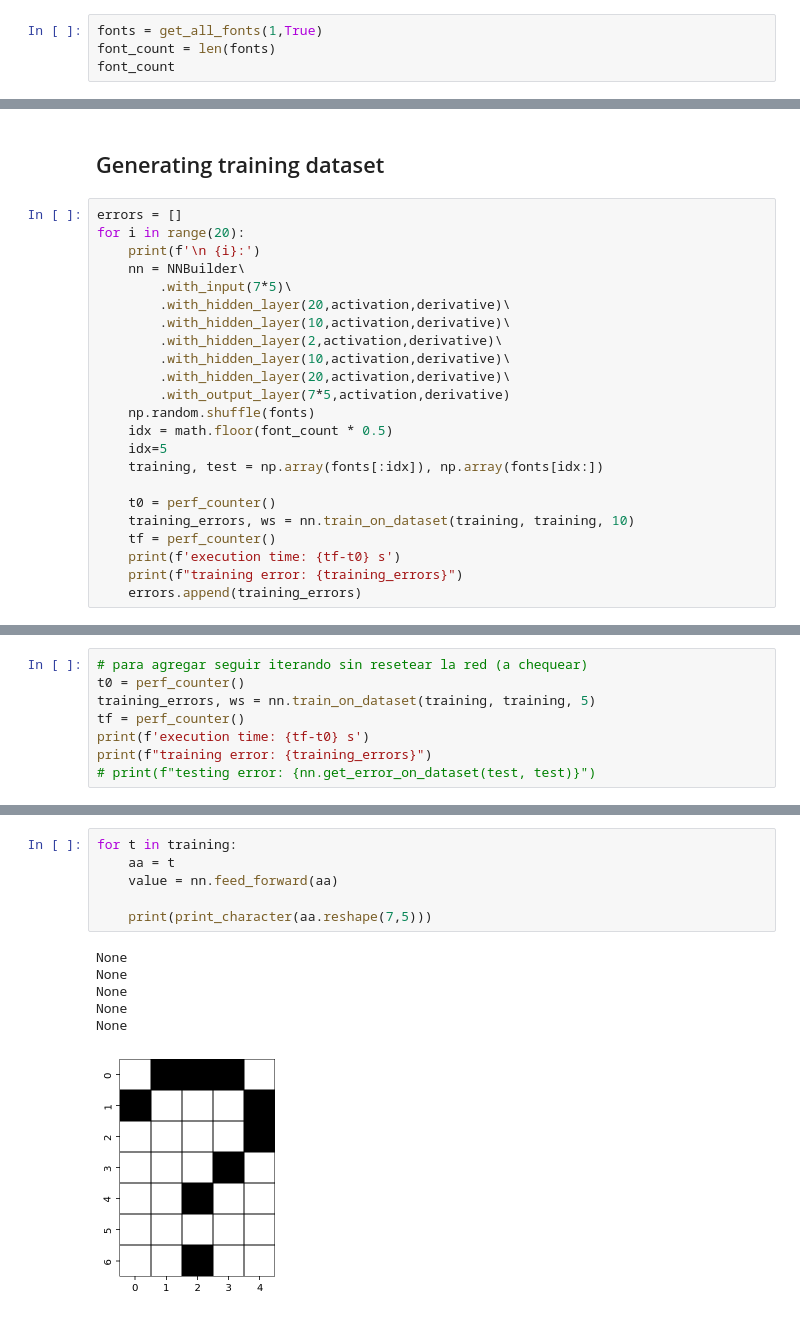
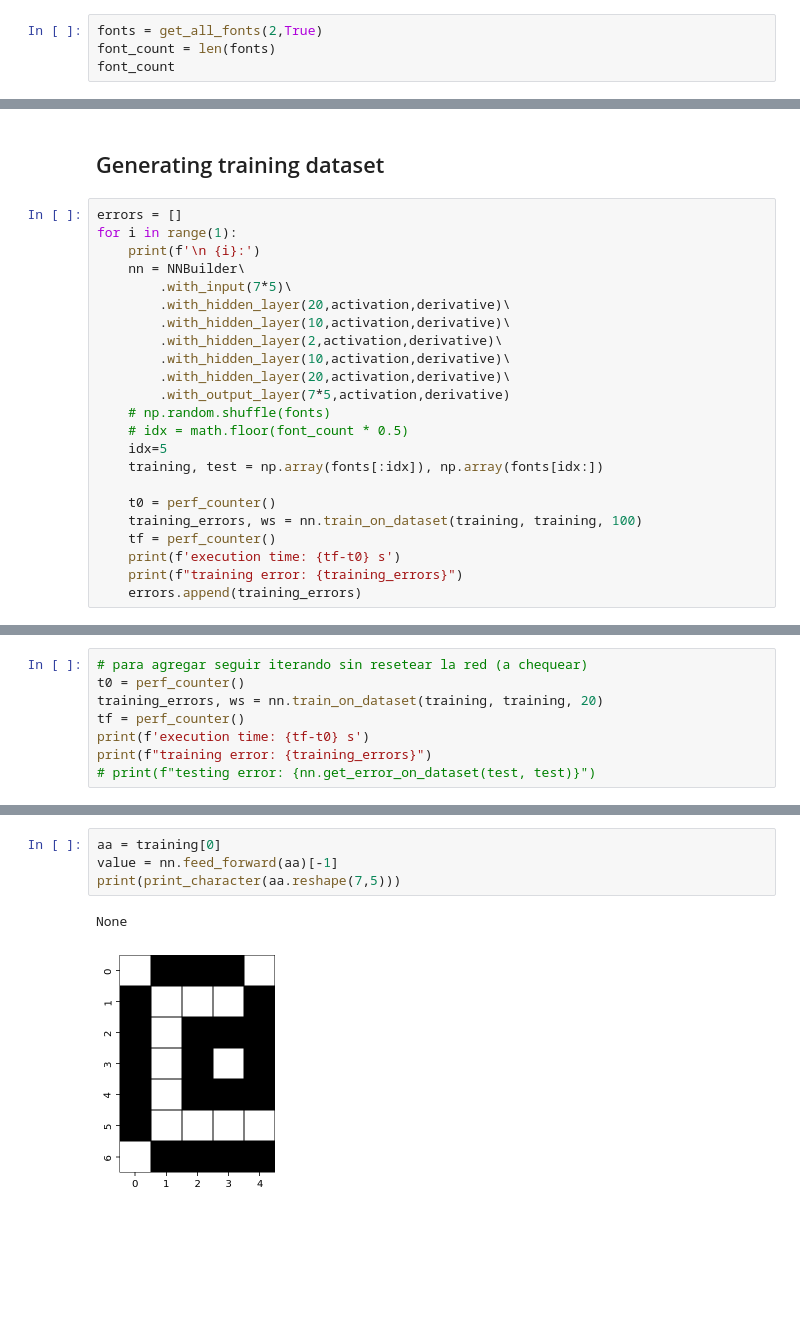
Before and after one commit to rcatalan98/sia-tp, a Jupyter notebook: tp-5/autoencoders.ipynb, the cells around one changed output, grey strips where cells are left out. Cells and saved outputs as stored; diff of their text form; blank space fills up the shorter version.

```diff
--- a/tp-5/autoencoders.ipynb
+++ b/tp-5/autoencoders.ipynb
@@ -11,7 +9,7 @@ The autoreload extension is already loaded. To reload it, use:
 # %% [markdown]
 ## Loading Dataset
 # %%
-fonts = get_all_fonts(1,True)
+fonts = get_all_fonts(2,True)
 font_count = len(fonts)
 font_count
 # %% [output]
@@ -38,7 +36,7 @@ def derivative(e):
 ## Generating training dataset
 # %%
 errors = []
-for i in range(20):
+for i in range(1):
     print(f'\n {i}:')
     nn = NNBuilder\
         .with_input(7*5)\
@@ -48,13 +46,13 @@ for i in range(20):
         .with_hidden_layer(10,activation,derivative)\
         .with_hidden_layer(20,activation,derivative)\
         .with_output_layer(7*5,activation,derivative)
-    np.random.shuffle(fonts)
-    idx = math.floor(font_count * 0.5)
+    # np.random.shuffle(fonts)
+    # idx = math.floor(font_count * 0.5)
     idx=5
     training, test = np.array(fonts[:idx]), np.array(fonts[idx:])
 
     t0 = perf_counter()
-    training_errors, ws = nn.train_on_dataset(training, training, 10)
+    training_errors, ws = nn.train_on_dataset(training, training, 100)
     tf = perf_counter()
     print(f'execution time: {tf-t0} s')
     print(f"training error: {training_errors}")
@@ -90,7 +89,7 @@ max: 0.24790226981378802
 # %%
 # para agregar seguir iterando sin resetear la red (a chequear)
 t0 = perf_counter()
-training_errors, ws = nn.train_on_dataset(training, training, 5)
+training_errors, ws = nn.train_on_dataset(training, training, 20)
 tf = perf_counter()
 print(f'execution time: {tf-t0} s')
 print(f"training error: {training_errors}")
@@ -107,16 +165,10 @@ training error: 0.06388125639789648
 # %%
-for t in training:
-    aa = t
-    value = nn.feed_forward(aa)
-
-    print(print_character(aa.reshape(7,5)))
+aa = training[0]
+value = nn.feed_forward(aa)[-1]
+print(print_character(aa.reshape(7,5)))
 # %% [output]
 None
-None
-None
-None
-None
-[figure, old version]
+[figure, new version]
 # %%
 print_character(value.reshape(7,5))
 # %% [output]
```
Also changed, not shown: parts of 10 cells of this notebook, 3 other files.
